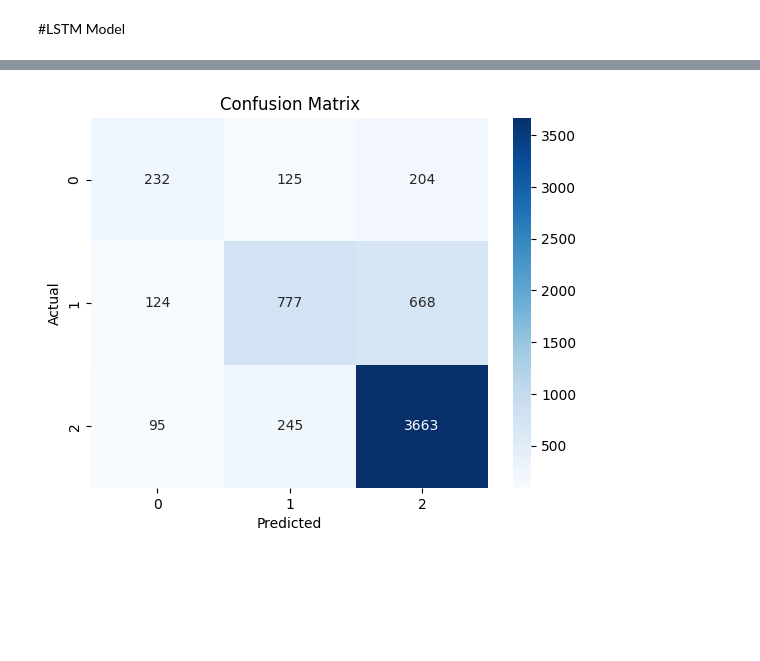
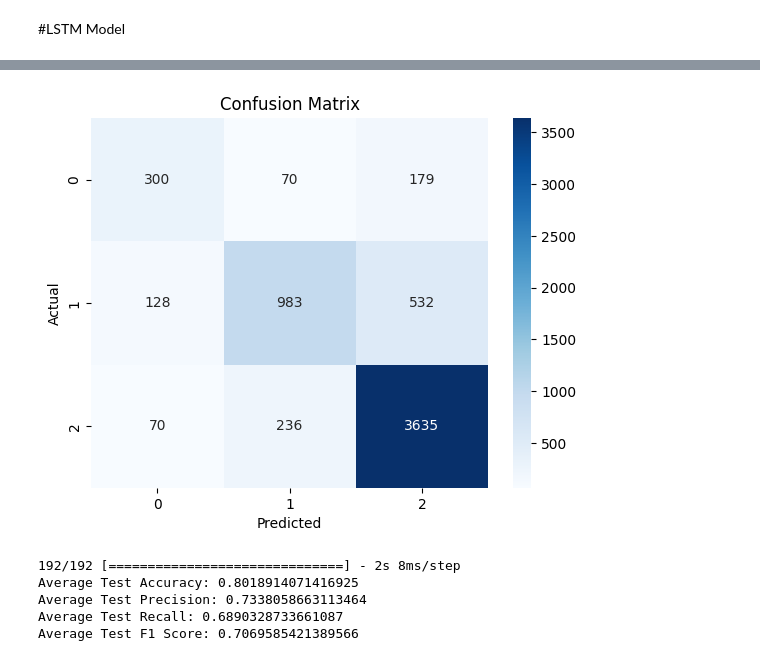
Before and after one commit to anniebradders/fyp, a Jupyter notebook: creating-models/models/LSTM_Model.ipynb, the cells around one changed output, grey strips where cells are left out. Drawn from its saved outputs; the diff is of its cells as text; code cells hidden in the pictures; blank space fills up the shorter version.

Commit message:
adding evaluation page

```diff
--- a/creating-models/models/LSTM_Model.ipynb
+++ b/creating-models/models/LSTM_Model.ipynb
@@ -2,7 +2,7 @@
 #LSTM Model
 # %%
 from tensorflow.keras.models import Sequential
-from tensorflow.keras.layers import LSTM, Dense, Reshape
+from tensorflow.keras.layers import LSTM, Dense, Reshape, BatchNormalization
 
 # Assuming the number of features in your processed data is 29
 num_features = X_processed.shape[1]  # For example, 29 features
@@ -11,7 +11,8 @@ input_shape = (num_features,)  # Original input shape for dense model
 LSTM_model = Sequential([
     # Reshape layer added to reshape input to (1, num_features) for LSTM
     Reshape((1, num_features), input_shape=input_shape),
-    LSTM(32, activation='relu'),
+    LSTM(128, activation='relu', kernel_regularizer=regularizers.l2(0.01)),
+    BatchNormalization(),
     Dense(3, activation='softmax')  # Assuming a classification task with 3 classes
 ])
 
@@ -75,19 +81,14 @@ LSTM_model.evaluate(X_val, y_val)
 # %%
-import numpy as np
-import seaborn as sns
-import matplotlib.pyplot as plt
-from sklearn.metrics import confusion_matrix
-
 #hard = 0 , med = 1 , soft = 2
 # Make predictions on the validation set
-y_val_pred_prob = LSTM_model.predict(X_val)
-y_val_pred = np.argmax(y_val_pred_prob, axis=1)
+y_test_pred_prob = LSTM_model.predict(X_test)
+y_test_pred = np.argmax(y_test_pred_prob, axis=1)
 
 # Create a confusion matrix
-cm = confusion_matrix(y_val, y_val_pred)
+cm = confusion_matrix(y_test, y_test_pred)
 
 # Plot the confusion matrix using seaborn
-labels = np.unique(y_val)
+labels = np.unique(y_test)
 sns.heatmap(cm, annot=True, cmap='Blues', fmt='d', xticklabels=labels, yticklabels=labels)
 
 # Add labels and title to the plot
@@ -102 +103,25 @@ plt.show()
-[figure, old version]
+[figure, new version]
+# %%
+from sklearn.metrics import accuracy_score, precision_score, recall_score, f1_score
+y_test_pred_prob = LSTM_model.predict(X_test)
+
+# Convert predicted probabilities to predicted labels
+y_test_pred = np.argmax(y_test_pred_prob, axis=1)
+
+# Calculate evaluation metrics for the test set
+test_accuracy = accuracy_score(y_test, y_test_pred)
+test_precision = precision_score(y_test, y_test_pred, average='macro', zero_division=0)
+test_recall = recall_score(y_test, y_test_pred, average='macro')
+test_f1 = f1_score(y_test, y_test_pred, average='macro')
+
+# Calculate and print the average evaluation metrics for the test set
+print('Average Test Accuracy:', np.mean(test_accuracy))
+print('Average Test Precision:', np.mean(test_precision))
+print('Average Test Recall:', np.mean(test_recall))
+print('Average Test F1 Score:', np.mean(test_f1))
+# %% [output]
+192/192 [==============================] - 2s 8ms/step
+Average Test Accuracy: 0.8018914071416925
+Average Test Precision: 0.7338058663113464
+Average Test Recall: 0.6890328733661087
+Average Test F1 Score: 0.7069585421389566
```
Also changed, not shown: parts of 6 cells of this notebook, 18 other files.
